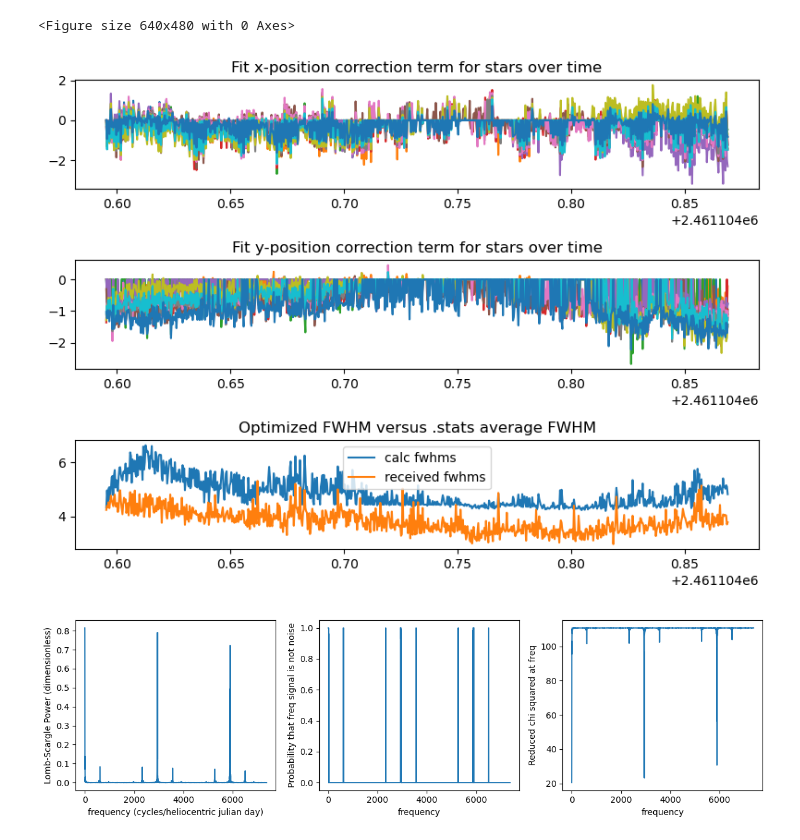
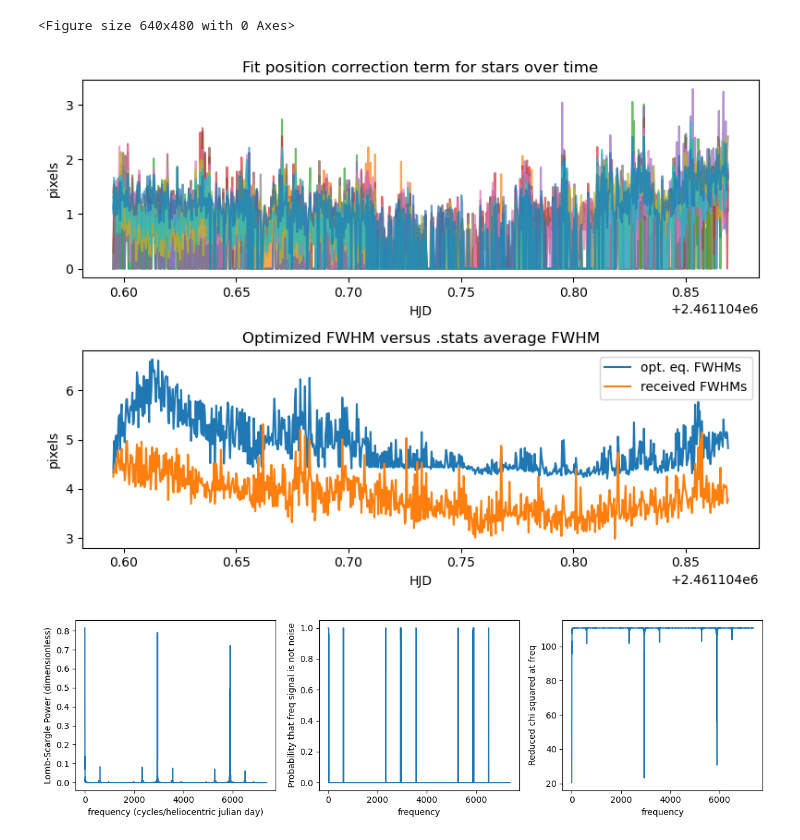
Before and after one commit to thomasnguyen21/astr302_pulsating_star, a Jupyter notebook: photometry.ipynb, the cells around one changed output. Cells and saved outputs as stored; diff of their text form; code cells hidden in the pictures.

Commit message:
plots I want for slides

```diff
--- a/photometry.ipynb
+++ b/photometry.ipynb
@@ -218,20 +218,23 @@ fwhm_file.close()
 # %%
 # plots of the aperture and annulus parameters relative to the given values
 param_array = np.array(param_fits)
 
-fig2, ax2 = plt.subplots(3, figsize=(8,6))
+fig2, ax2 = plt.subplots(2, figsize=(8,6))
 
-ax2[0].plot(HJD_arr, param_array[:,:,0] - stars_list[:,1])
-ax2[0].set_title('Fit x-position correction term for stars over time')
-ax2[1].plot(HJD_arr, param_array[:,:,1] - stars_list[:,2])
-ax2[1].set_title('Fit y-position correction term for stars over time')
-ax2[2].plot(HJD_arr, (2/2.25)*np.mean(param_array, axis=1)[:,2], label='calc fwhms')
-ax2[2].plot(HJD_arr, fwhms, label='received fwhms')
-ax2[2].set_title('Optimized FWHM versus .stats average FWHM')
-ax2[2].legend()
+disp = np.sqrt((param_array[:,:,0] - stars_list[:,1])**2 + (param_array[:,:,1] - stars_list[:,2])**2)
+ax2[0].plot(HJD_arr, disp, alpha=0.7)
+ax2[0].set_title('Fit position correction term for stars over time')
+ax2[0].set_ylabel('pixels')
+ax2[0].set_xlabel('HJD')
+ax2[1].plot(HJD_arr, (2/2.25)*np.mean(param_array, axis=1)[:,2], label='opt. eq. FWHMs')
+ax2[1].plot(HJD_arr, fwhms, label='received FWHMs')
+ax2[1].set_title('Optimized FWHM versus .stats average FWHM')
+ax2[1].set_ylabel('pixels')
+ax2[1].set_xlabel('HJD')
+ax2[1].legend()
 fig2.tight_layout()
 # %% [output]
-[figure, old version]
+[figure, new version]
 # %%
 # frequency analysis
 periodogram = ls(HJD_arr, corr_target, tot_err)
```
Also changed, not shown: parts of 2 cells of this notebook.
